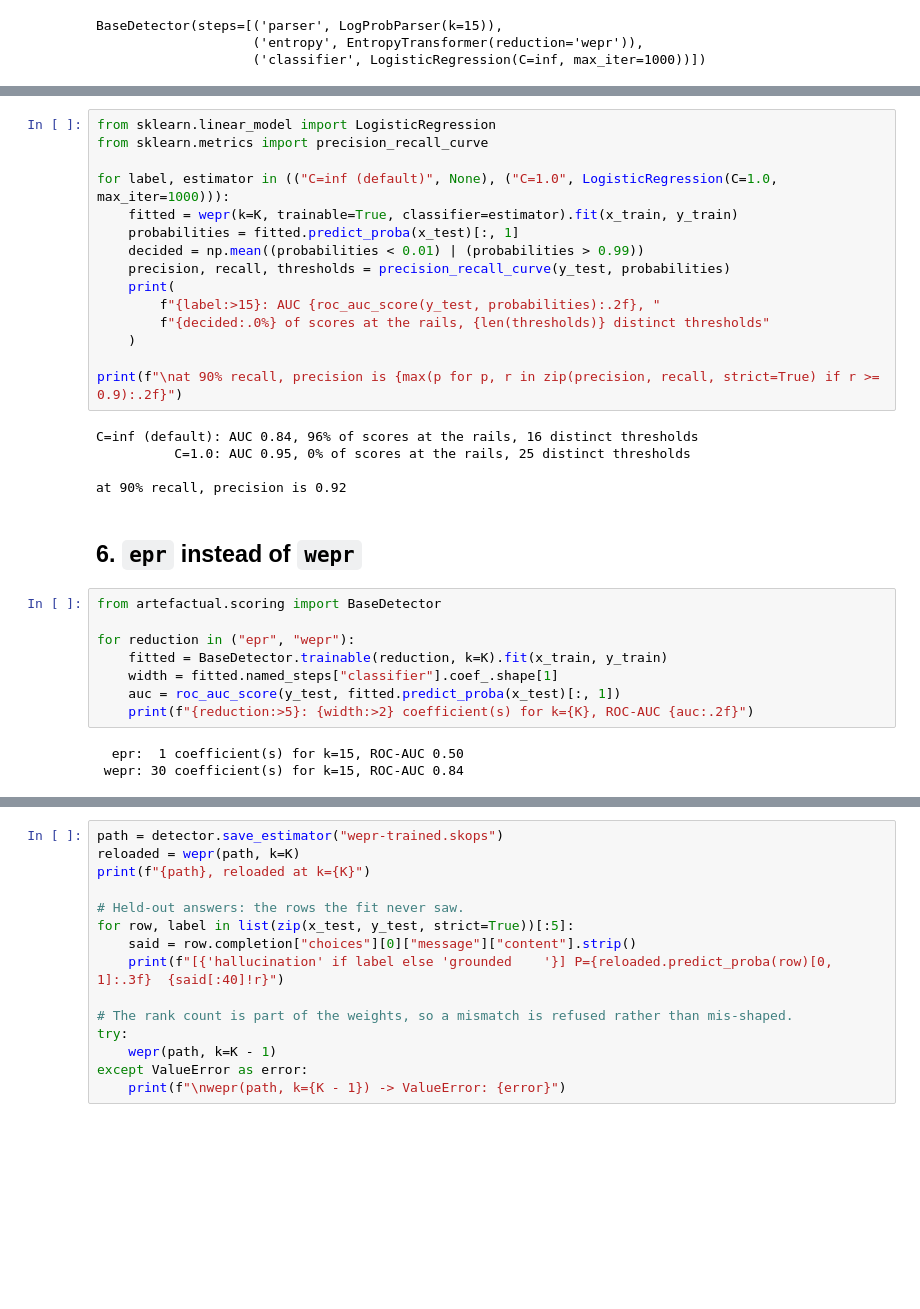
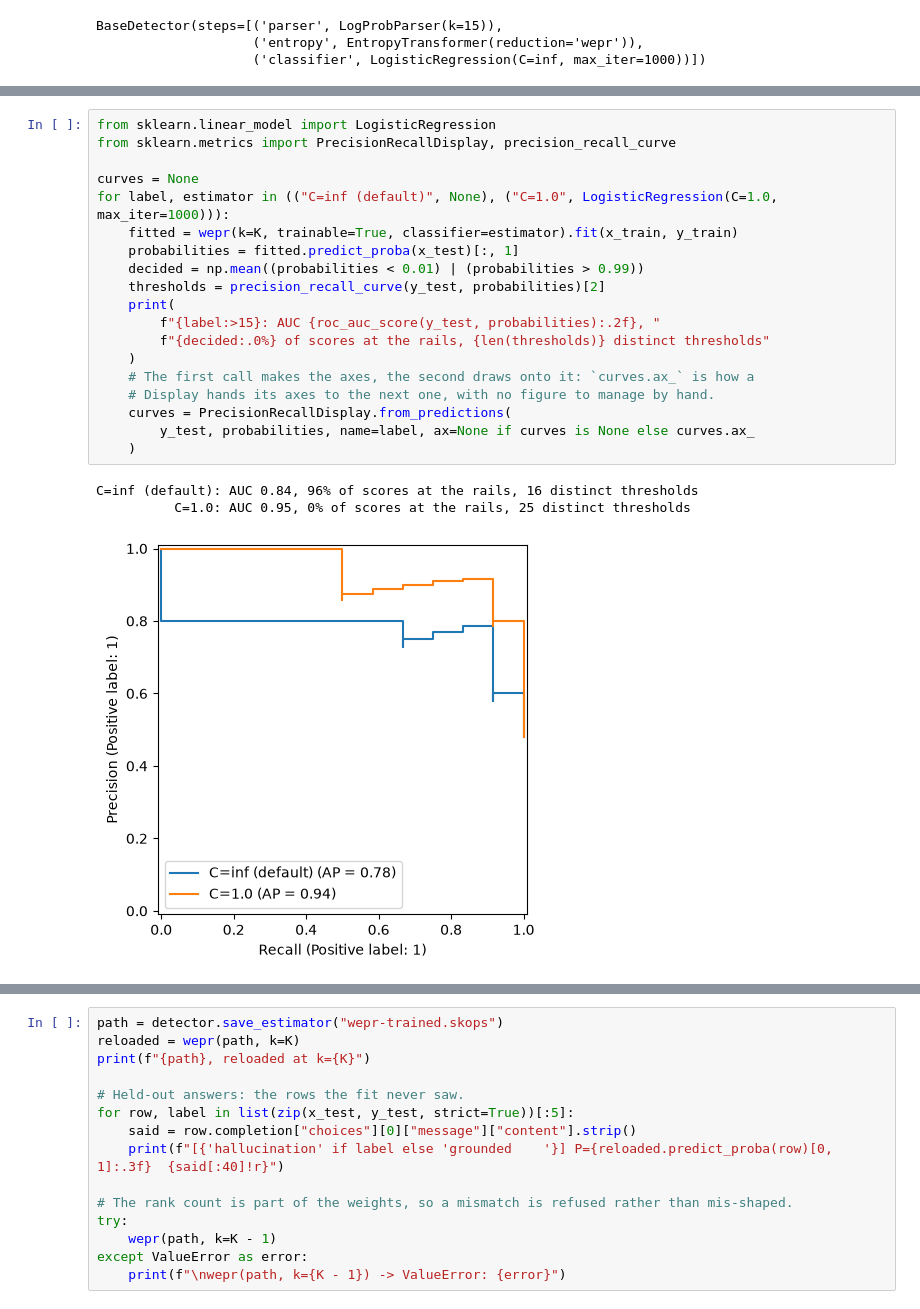
Before and after one commit to artefactory/artefactual, a Jupyter notebook: docs/examples/train_wepr.ipynb, the cells around one changed output, grey strips where cells are left out. Drawn from its saved outputs; the diff is of its cells as text; blank space fills up the shorter version.

```diff
--- a/docs/examples/train_wepr.ipynb
+++ b/docs/examples/train_wepr.ipynb
@@ -144,33 +240,23 @@ BaseDetector(steps=[('parser', LogProbParser(k=15)),
 # %%
 from sklearn.linear_model import LogisticRegression
-from sklearn.metrics import precision_recall_curve
+from sklearn.metrics import PrecisionRecallDisplay, precision_recall_curve
 
+curves = None
 for label, estimator in (("C=inf (default)", None), ("C=1.0", LogisticRegression(C=1.0, max_iter=1000))):
     fitted = wepr(k=K, trainable=True, classifier=estimator).fit(x_train, y_train)
     probabilities = fitted.predict_proba(x_test)[:, 1]
     decided = np.mean((probabilities < 0.01) | (probabilities > 0.99))
-    precision, recall, thresholds = precision_recall_curve(y_test, probabilities)
+    thresholds = precision_recall_curve(y_test, probabilities)[2]
     print(
         f"{label:>15}: AUC {roc_auc_score(y_test, probabilities):.2f}, "
         f"{decided:.0%} of scores at the rails, {len(thresholds)} distinct thresholds"
     )
-
-print(f"\nat 90% recall, precision is {max(p for p, r in zip(precision, recall, strict=True) if r >= 0.9):.2f}")
+    # The first call makes the axes, the second draws onto it: `curves.ax_` is how a
+    # Display hands its axes to the next one, with no figure to manage by hand.
+    curves = PrecisionRecallDisplay.from_predictions(
+        y_test, probabilities, name=label, ax=None if curves is None else curves.ax_
+    )
 # %% [output]
 C=inf (default): AUC 0.84, 96% of scores at the rails, 16 distinct thresholds
           C=1.0: AUC 0.95, 0% of scores at the rails, 25 distinct thresholds
-
-at 90% recall, precision is 0.92
+[figure, added]
-# %% [markdown]
-## 6. `epr` instead of `wepr`
-# %%
-from artefactual.scoring import BaseDetector
-
-for reduction in ("epr", "wepr"):
-    fitted = BaseDetector.trainable(reduction, k=K).fit(x_train, y_train)
-    width = fitted.named_steps["classifier"].coef_.shape[1]
-    auc = roc_auc_score(y_test, fitted.predict_proba(x_test)[:, 1])
-    print(f"{reduction:>5}: {width:>2} coefficient(s) for k={K}, ROC-AUC {auc:.2f}")
-# %% [output]
-  epr:  1 coefficient(s) for k=15, ROC-AUC 0.50
- wepr: 30 coefficient(s) for k=15, ROC-AUC 0.84
```
Also changed, not shown: parts of 19 cells of this notebook, 7 other files.
